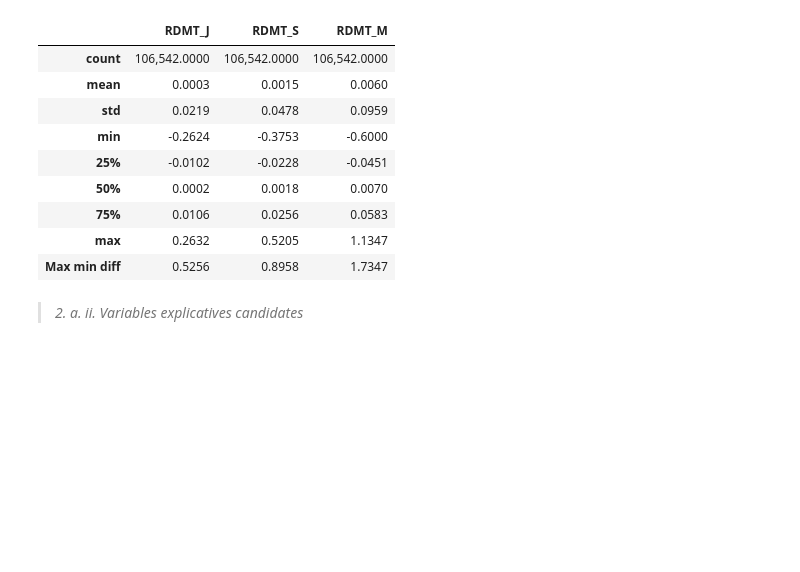
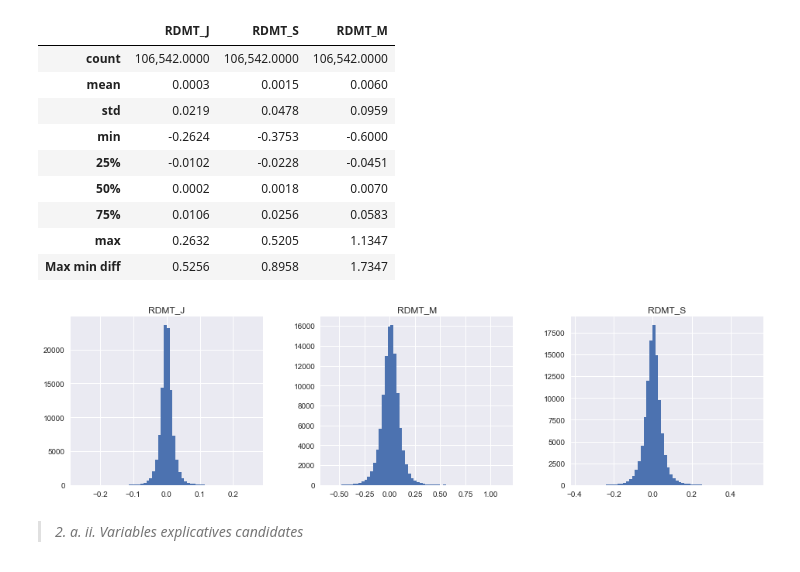
Before and after one commit to FranciscoRZ/WordImpactForecasting, a Jupyter notebook: exploratory_notebooks/kitchen_book.ipynb, the cells around one changed output. Saved outputs shown, nothing was run; the diff lists cells and outputs as text; code cells hidden in the pictures; blank space fills up the shorter version.

```diff
--- a/exploratory_notebooks/kitchen_book.ipynb
+++ b/exploratory_notebooks/kitchen_book.ipynb
@@ -102,6 +113,10 @@ numeric_describe
 | 75% | 0.0106 | 0.0256 | 0.0583 |
 | max | 0.2632 | 0.5205 | 1.1347 |
 | Max min diff | 0.5256 | 0.8958 | 1.7347 |
+# %%
+data[variables_num_dep].hist(bins=60, figsize=(16,4), layout=(1,3));
+# %% [output]
+[figure, added]
 # %% [markdown]
 > _2. a. ii. Variables explicatives candidates_
 # %%
```
Also changed, not shown: parts of 30 cells of this notebook.
